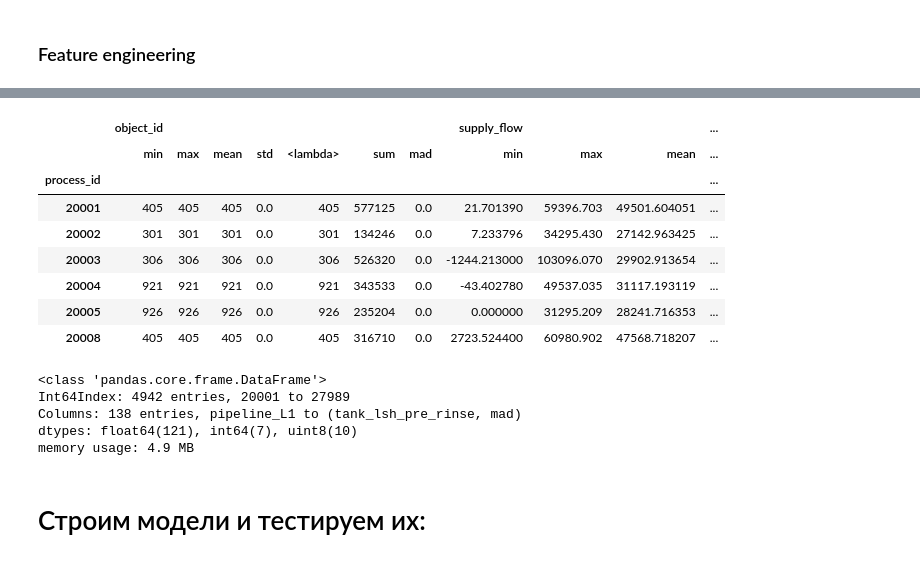
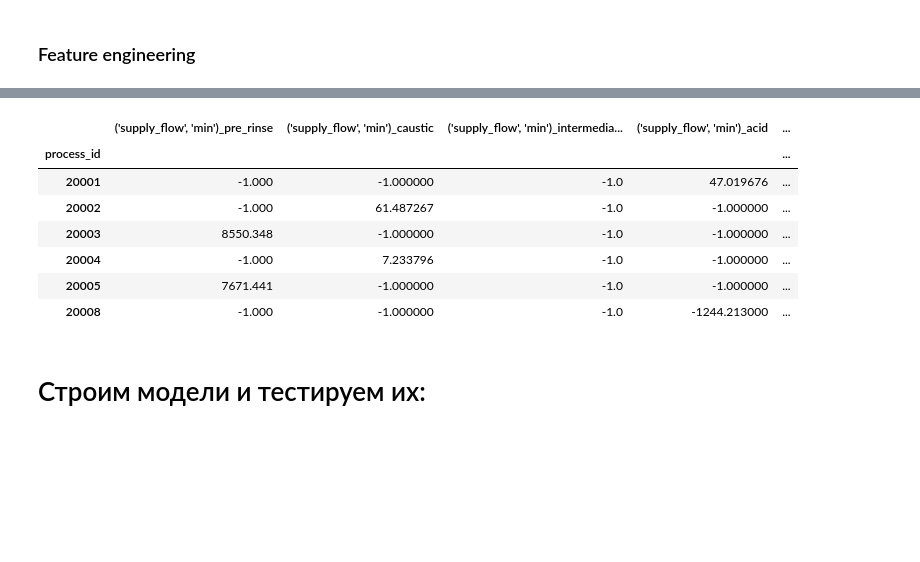
Before and after one commit to paniquex/MSU_2course_selection, a Jupyter notebook: first_task/Untitled.ipynb, the cells around one changed output, grey strips where cells are left out. Drawn from its saved outputs; the diff is of its cells as text; code cells hidden in the pictures; blank space fills up the shorter version.

```diff
--- a/first_task/Untitled.ipynb
+++ b/first_task/Untitled.ipynb
@@ -166,7 +166,7 @@ train_data['process_phase'] = train_data.process_id.astype(str) + '_' + train_da
 process_phases = train_data.process_phase.unique()
 
 # randomly select 85% of phases to keep
-rng = np.random.RandomState(2019)
+rng = np.random.RandomState(13)
 to_keep = rng.choice(
                 process_phases,
                 size=np.int(len(process_phases) * 0.85),
@@ -234,31 +239,37 @@ ts_cols = train_data.describe().columns
 # %%
  import scipy as sc
 def prep_time_series_features(df, columns=None):
     if columns is None:
         columns = df.columns
 
     ts_df = df[ts_cols].set_index('process_id')
-
-    # create features: min, max, mean, standard deviation, and mean of the last ten observations
-    ts_features = ts_df.groupby('process_id').aggregate(['min', 'max', 'mean', 'std',
-                                                         lambda x: x.tail(85).mean(),
-                                                         'sum', 'mad'])
-
-
-    return ts_features
+    phases = ['pre_rinse', 'caustic', 'intermediate_rinse', 'acid']
+    # create features: min, max, mean, standard deviation, and mean of the last 50 observations
+    ts_features = ts_df.groupby(['process_id', 'phase']).aggregate(['min', 'max', 'mean', 'std',
+                                                             lambda x: x.tail(50).mean(),
+                                                             'sum', 'mad'])
+    ts_features_sep_phases = pd.DataFrame(ts_df.index.unique())
+    ts_features = ts_features.reset_index(level=[0,1])
+    # Для каждой фазы процесса будут отдельные характеристики:
+    for col in ts_features.columns[2:]:
+        for phase in phases:
+            ts_features_sep_phases[str(col) + '_' + phase] = ts_features[ts_features['phase'] == phase][col]
+    ts_features_sep_phases.fillna(value = -1, inplace = True)
+    ts_features_sep_phases.index = ts_features_sep_phases['process_id']
+    ts_features_sep_phases.pop('process_id')
+    return ts_features_sep_phases
 
 # show example for first 5,000 observations
 prep_time_series_features(train_limited.head(5000), columns=ts_cols)
 # %% [output]
-|  | object_id |  |  |  |  |  |  | supply_flow |  |  | ... |
-|  | min | max | mean | std | <lambda> | sum | mad | min | max | mean | ... |
-| process_id |  |  |  |  |  |  |  |  |  |  | ... |
-| 20001 | 405 | 405 | 405 | 0.0 | 405 | 577125 | 0.0 | 21.701390 | 59396.703 | 49501.604051 | ... |
-| 20002 | 301 | 301 | 301 | 0.0 | 301 | 134246 | 0.0 | 7.233796 | 34295.430 | 27142.963425 | ... |
-| 20003 | 306 | 306 | 306 | 0.0 | 306 | 526320 | 0.0 | -1244.213000 | 103096.070 | 29902.913654 | ... |
-| 20004 | 921 | 921 | 921 | 0.0 | 921 | 343533 | 0.0 | -43.402780 | 49537.035 | 31117.193119 | ... |
-| 20005 | 926 | 926 | 926 | 0.0 | 926 | 235204 | 0.0 | 0.000000 | 31295.209 | 28241.716353 | ... |
-| 20008 | 405 | 405 | 405 | 0.0 | 405 | 316710 | 0.0 | 2723.524400 | 60980.902 | 47568.718207 | ... |
+|  | ('supply_flow', 'min')_pre_rinse | ('supply_flow', 'min')_caustic | ('supply_flow', 'min')_intermedia... | ('supply_flow', 'min')_acid | ... |
+| process_id |  |  |  |  | ... |
+| 20001 | -1.000 | -1.000000 | -1.0 | 47.019676 | ... |
+| 20002 | -1.000 | 61.487267 | -1.0 | -1.000000 | ... |
+| 20003 | 8550.348 | -1.000000 | -1.0 | -1.000000 | ... |
+| 20004 | -1.000 | 7.233796 | -1.0 | -1.000000 | ... |
+| 20005 | 7671.441 | -1.000000 | -1.0 | -1.000000 | ... |
+| 20008 | -1.000 | -1.000000 | -1.0 | -1244.213000 | ... |
 # %%
 def create_feature_matrix(df):
     metadata = prep_metadata(df)
@@ -271,11 +281,3 @@ def create_feature_matrix(df):
     return feature_matrix
 # %%
 train_features = create_feature_matrix(train_limited)
-# %%
-train_features.info()
-# %% [output]
-<class 'pandas.core.frame.DataFrame'>
-Int64Index: 4942 entries, 20001 to 27989
-Columns: 138 entries, pipeline_L1 to (tank_lsh_pre_rinse, mad)
-dtypes: float64(121), int64(7), uint8(10)
-memory usage: 4.9 MB
```
Also changed, not shown: parts of 24 cells of this notebook.
